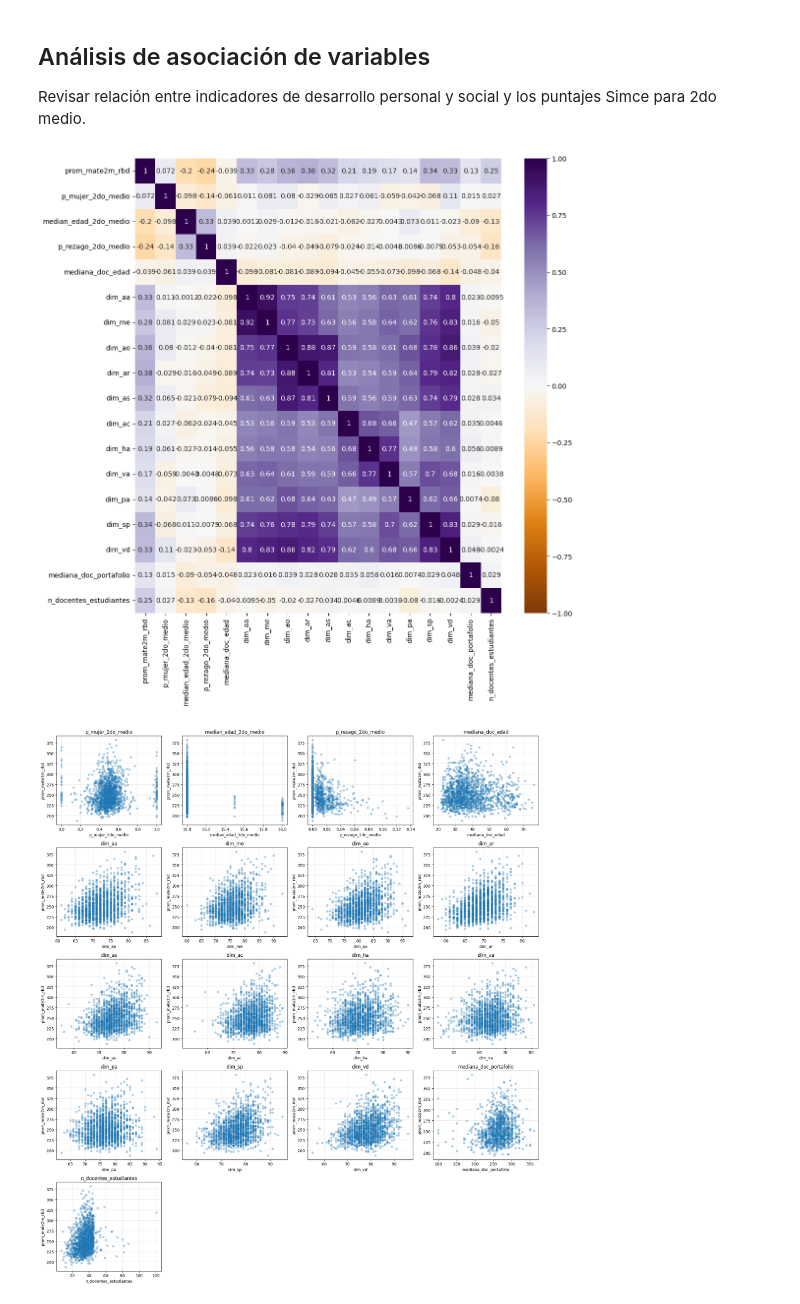
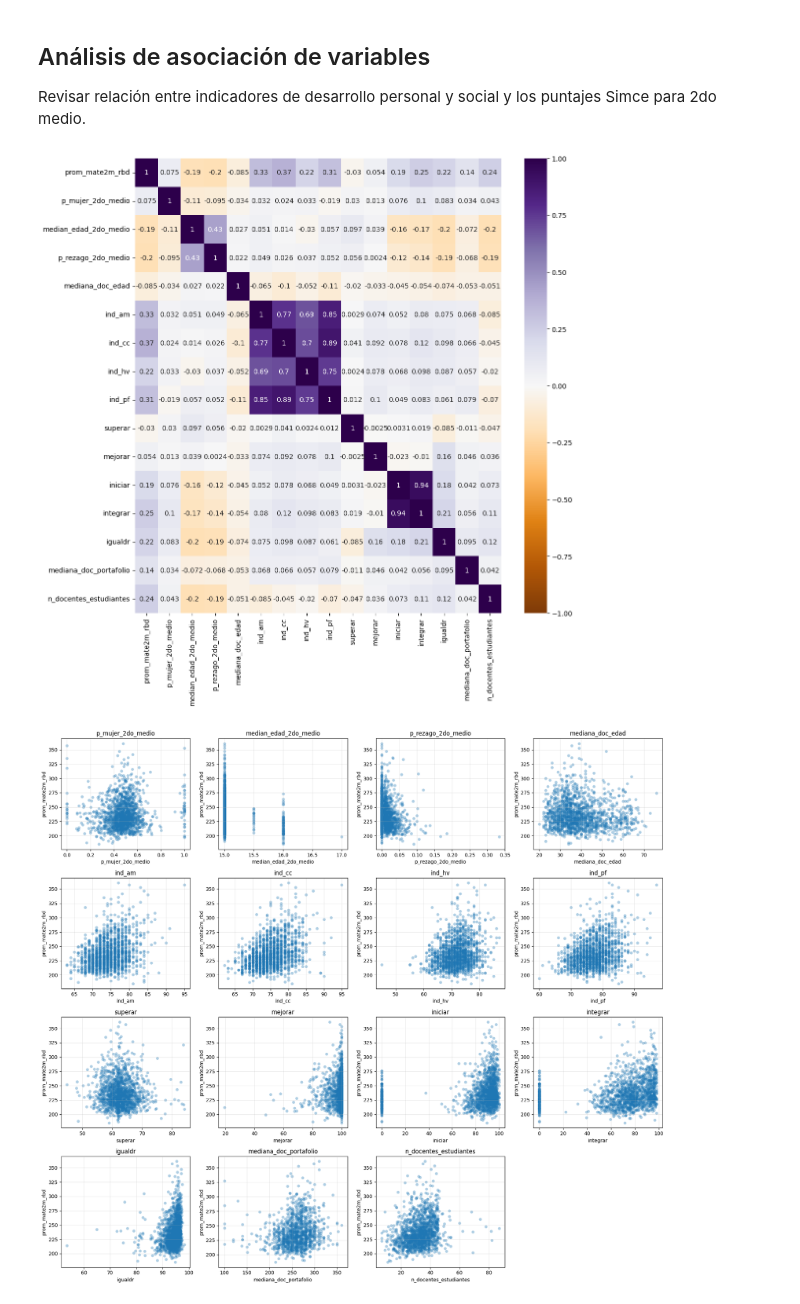
Before and after one commit to vcanalesg/dcc_taller_proyecto_g4, a Jupyter notebook: 3_analizar_rbd.ipynb, the cells around one changed output. Cells and saved outputs as stored; diff of their text form; code cells hidden in the pictures.

Commit message:
explore sned + new graphics to explore distribution

```diff
--- a/3_analizar_rbd.ipynb
+++ b/3_analizar_rbd.ipynb
@@ -45,4 +45,4 @@ No todos los establecimientos tienen puntajes Simce de matemáticas válidos. Es
 rbd_filtrado = rbd[rbd['marca_mate2m_rbd'].isna() | (rbd['prom_mate2m_rbd'].isna() == False)]
 
 # solo establecimientos con GSE bajo y medio-bajo
-rbd_gse_medio_bajo = rbd_filtrado[rbd_filtrado['cod_grupo'].isin([2,3])]
+rbd_gse_medio_bajo = rbd_filtrado[rbd_filtrado['cod_grupo'].isin([1,2])]
@@ -48,0 +84,26 @@ rbd_gse_medio_bajo = rbd_filtrado[rbd_filtrado['cod_grupo'].isin([2,3])]
+# %%
+cont_vars = [
+    'prom_mate2m_rbd', 'p_mujer_2do_medio', 'p_rezago_2do_medio',
+    'ind_am', 'ind_cc', 'ind_pf', 'ind_hv',
+    'superar', 'mejorar', 'iniciar', 'igualdr', 'n_docentes_estudiantes'
+]
+
+n_cols = 4
+n_rows = int(np.ceil(len(cont_vars) / n_cols))
+
+fig, axes = plt.subplots(n_rows, n_cols, figsize=(18, 4 * n_rows))
+axes = axes.reshape(n_rows, n_cols)
+
+for ax, var in zip(axes.flat, cont_vars):
+    subset = rbd_gse_medio_bajo[[var]].dropna()
+    sns.violinplot(data=subset, y=var, ax=ax, color='steelblue', inner='quartile')
+    ax.set_title(var)
+    ax.set_xlabel('')
+    ax.grid(True, alpha=0.3, axis='y')
+
+for ax in axes.flat[len(cont_vars):]:
+    ax.set_visible(False)
+
+plt.suptitle('Variables de intervalo', y=1.01)
+plt.tight_layout()
+plt.show()
@@ -60,12 +123,12 @@ Revisar relación entre indicadores de desarrollo personal y social y los puntaj
 # ind_cc: clima de convivencia escolar
 # ind_hv: participación y formación ciudadana
 # ind_pf: hábitos de vida saludable
-# mediana_doc_edad: mediana de edad de los docentes de 2do medio
-# n_docentes_rbd: número de docentes
-# n_matricula_2do_medio: número de matriculados
+# 'superar', 'mejorar','iniciar', 'integrar', 'igualdr' (SNED)
 
 variables = ['prom_mate2m_rbd', 'p_mujer_2do_medio', 'median_edad_2do_medio', 'p_rezago_2do_medio','mediana_doc_edad',
-             'dim_aa','dim_me', 'dim_ao','dim_ar', 'dim_as','dim_ac', 'dim_ha', 'dim_va', 'dim_pa', 'dim_sp', 'dim_vd',
+             #'dim_aa','dim_me', 'dim_ao','dim_ar', 'dim_as','dim_ac', 'dim_ha', 'dim_va', 'dim_pa', 'dim_sp', 'dim_vd',
+             'ind_am', 'ind_cc', 'ind_hv', 'ind_pf',
+             'superar', 'mejorar','iniciar', 'integrar', 'igualdr',
              'mediana_doc_portafolio', 'n_docentes_estudiantes']
 
 plt.figure(figsize = (12, 12))
@@ -75,38 +138,40 @@ sns.heatmap(rbd_gse_medio_bajo[variables].corr(),
             vmin=-1, vmax=1,
             cmap='PuOr');
 # %% [output]
-[figure, old version]
+[figure, new version]
 # %%
 variables = ['p_mujer_2do_medio', 'median_edad_2do_medio', 'p_rezago_2do_medio','mediana_doc_edad',
-             'dim_aa','dim_me', 'dim_ao','dim_ar', 'dim_as','dim_ac', 'dim_ha', 'dim_va', 'dim_pa', 'dim_sp', 'dim_vd',
+             #'dim_aa','dim_me', 'dim_ao','dim_ar', 'dim_as','dim_ac', 'dim_ha', 'dim_va', 'dim_pa', 'dim_sp', 'dim_vd',
+             'ind_am', 'ind_cc', 'ind_hv', 'ind_pf',
+             'superar', 'mejorar','iniciar', 'integrar', 'igualdr',
              'mediana_doc_portafolio', 'n_docentes_estudiantes']
 
 n_vars = len(variables)
 n_cols = 4
 n_rows = int(np.ceil(n_vars / n_cols))
 
 fig, axes = plt.subplots(n_rows, n_cols, figsize=(18, 4 * n_rows))
 axes = np.atleast_1d(axes).reshape(n_rows, n_cols)
 
 for ax, var in zip(axes.flat, variables):
     subset = rbd_gse_medio_bajo[[var, 'prom_mate2m_rbd']].dropna()
     sns.scatterplot(
         data=subset,
         x=var,
         y='prom_mate2m_rbd',
         alpha=0.35,
         linewidth=0,
         ax=ax
     )
     ax.set_title(var)
     ax.set_xlabel(var)
     ax.set_ylabel('prom_mate2m_rbd')
     ax.grid(True, alpha=0.3)
 
 for ax in axes.flat[len(variables):]:
     ax.set_visible(False)
 
 plt.tight_layout()
 plt.show()
 # %% [output]
-[figure, old version]
+[figure, new version]
```
Also changed, not shown: parts of 4 cells of this notebook, 2 other files.
